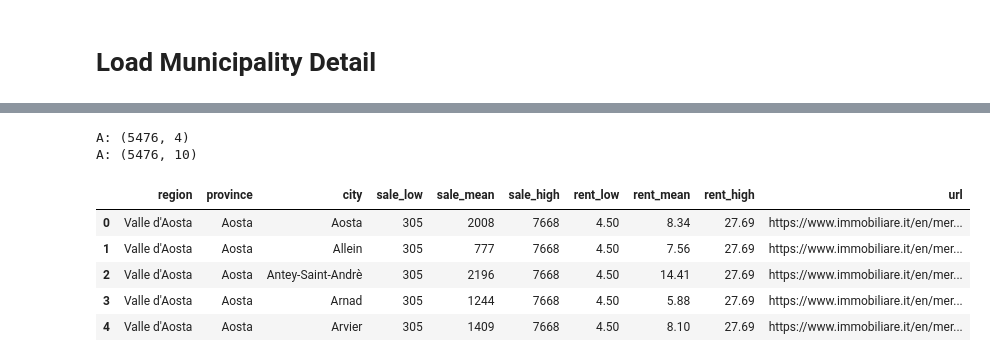
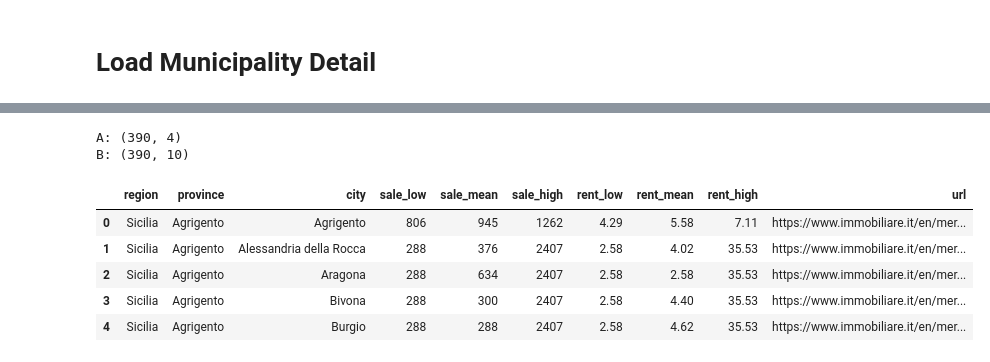
Before and after one commit to reallylongaddress/abnb_preprocessor, a Jupyter notebook: notebooks/re_price_scraper.ipynb, the cells around one changed output, grey strips where cells are left out. Drawn from its saved outputs; the diff is of its cells as text; code cells hidden in the pictures.

Commit message:
Pulling in all relevant data for Sicily

```diff
--- a/notebooks/re_price_scraper.ipynb
+++ b/notebooks/re_price_scraper.ipynb
@@ -123,6 +127,11 @@ for index, region in regions_df.iterrows():
     regions_data.append([index, region_sale_price_parts[0], region_sale_price_parts[1],
                          region_rent_price_parts[0], region_rent_price_parts[1]])
 
+    if region['region'] != "Valle d'Aosta":
+      print(f"regions_data['region'] != Valle dAosta")
+    else:
+      print(f"regions_data['region'] ===== Valle dAosta")
+
     #Now load the province data
     province_soup = region_soup.find_all("tr", class_="nd-table__row")
 
@@ -132,28 +141,33 @@ for index, region in regions_df.iterrows():
         sale = 0
         rent = 0
 
-        for child in province_html.children:
-            if type(child) == Tag:
-                if child.get("data-text") == "(€/m²)":
-                    link = child.find('a')
-                    if (link):
-                        url = link.get('href')
-                        province_name = link.text
-                        # print(f'province_name: {province_name}')
-                elif child.get("data-text") == "Sale":
-                    sale = child.text.replace('.', '')
-                elif child.get("data-text") == "Rent":
-                    rent = child.text.replace(',', '.')
+        if region['region'] != "Valle d'Aosta":
+          print(f"regions_data['region'] != Valle dAosta")
+          for child in province_html.children:
+              if type(child) == Tag:
+                  if child.get("data-text") == "(€/m²)":
+                      link = child.find('a')
+                      if (link):
+                          url = link.get('href')
+                          province_name = link.text
+                          print(f'province_name: {province_name}')
+                  elif child.get("data-text") == "Sale":
+                      sale = child.text.replace('.', '')
+                  elif child.get("data-text") == "Rent":
+                      rent = child.text.replace(',', '.')
+          provinces_data.append([region['region'], province_name, sale, rent, url])
+          print(f'provinces_data: {len(provinces_data)}')
 
-        provinces_data.append([region['region'], province_name, sale, rent, url])
-
+        else:
+          print(f"regions_data['region'] ===== Valle dAosta")
 #merge region dataframes, drop index, reorder columns
 regions_data_df = pd.DataFrame(data = regions_data, columns=['index',
                                                              'sale_low', 'sale_high',
                                                              'rent_low', 'rent_high'])
 regions_df.reset_index(inplace=True)
+print(f'A:  {regions_df.columns}')
 regions_df = regions_df.merge(regions_data_df, left_on='index', right_on='index')
-# print(regions_df.columns)
+print(f'B:  {regions_df.columns}')
 regions_df.drop(columns=['index'], inplace=True)
 regions_df = regions_df[['region', 'sale_low', 'sale_mean', 'sale_high', 'rent_low', 'rent_mean', 'rent_high', 'url']]
 
@@ -393,23 +579,23 @@ Streaming output truncated to the last 5000 lines.
 # %%
 municipality_data = pd.DataFrame(data=municipality_data, columns=['index', 'sale_low', 'sale_high', 'rent_low', 'rent_high'])
 municipality_data.set_index('index', inplace=True)
 print(f'A: {municipality_data.shape}')
 # display(municipality_data2)
 
 #merge province dataframes, reorder columns
 municipality_data_df = municipality_data_df.merge(municipality_data, left_index=True, right_index=True)
-print(f'A: {municipality_data_df.shape}')
+print(f'B: {municipality_data_df.shape}')
 # display(municipality_data_df)
 municipality_data_df = municipality_data_df[['region', 'province', 'city', 'sale_low', 'sale_mean', 'sale_high', 'rent_low', 'rent_mean', 'rent_high', 'url']]
-municipality_data_df.to_csv('/drive/My Drive/Colab_Data/AirBnb/Italy/Sicily/re_municipalities.csv')
+municipality_data_df.to_csv('/drive/My Drive/Colab_Data/AirBnb/Italy/Sicily/derived/re_municipalities.csv')
 
 municipality_data_df.head()
 # %% [output]
-A: (5476, 4)
-A: (5476, 10)
+A: (390, 4)
+B: (390, 10)
 |  | region | province | city | sale_low | sale_mean | sale_high | rent_low | rent_mean | rent_high | url |
-| 0 | Valle d'Aosta | Aosta | Aosta | 305 | 2008 | 7668 | 4.50 | 8.34 | 27.69 | https://www.immobiliare.it/en/mer... |
-| 1 | Valle d'Aosta | Aosta | Allein | 305 | 777 | 7668 | 4.50 | 7.56 | 27.69 | https://www.immobiliare.it/en/mer... |
-| 2 | Valle d'Aosta | Aosta | Antey-Saint-Andrè | 305 | 2196 | 7668 | 4.50 | 14.41 | 27.69 | https://www.immobiliare.it/en/mer... |
-| 3 | Valle d'Aosta | Aosta | Arnad | 305 | 1244 | 7668 | 4.50 | 5.88 | 27.69 | https://www.immobiliare.it/en/mer... |
-| 4 | Valle d'Aosta | Aosta | Arvier | 305 | 1409 | 7668 | 4.50 | 8.10 | 27.69 | https://www.immobiliare.it/en/mer... |
+| 0 | Sicilia | Agrigento | Agrigento | 806 | 945 | 1262 | 4.29 | 5.58 | 7.11 | https://www.immobiliare.it/en/mer... |
+| 1 | Sicilia | Agrigento | Alessandria della Rocca | 288 | 376 | 2407 | 2.58 | 4.02 | 35.53 | https://www.immobiliare.it/en/mer... |
+| 2 | Sicilia | Agrigento | Aragona | 288 | 634 | 2407 | 2.58 | 2.58 | 35.53 | https://www.immobiliare.it/en/mer... |
+| 3 | Sicilia | Agrigento | Bivona | 288 | 300 | 2407 | 2.58 | 4.40 | 35.53 | https://www.immobiliare.it/en/mer... |
+| 4 | Sicilia | Agrigento | Burgio | 288 | 288 | 2407 | 2.58 | 4.62 | 35.53 | https://www.immobiliare.it/en/mer... |
```
Also changed, not shown: parts of 20 cells of this notebook.
